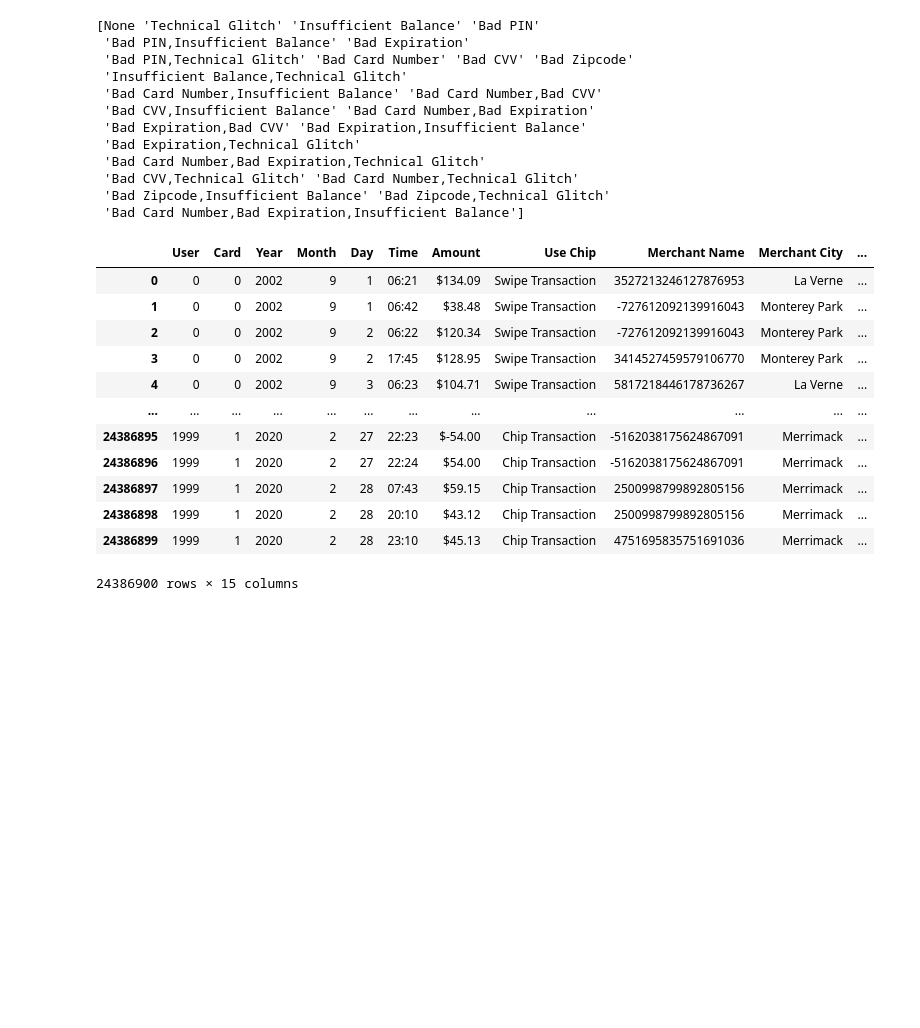
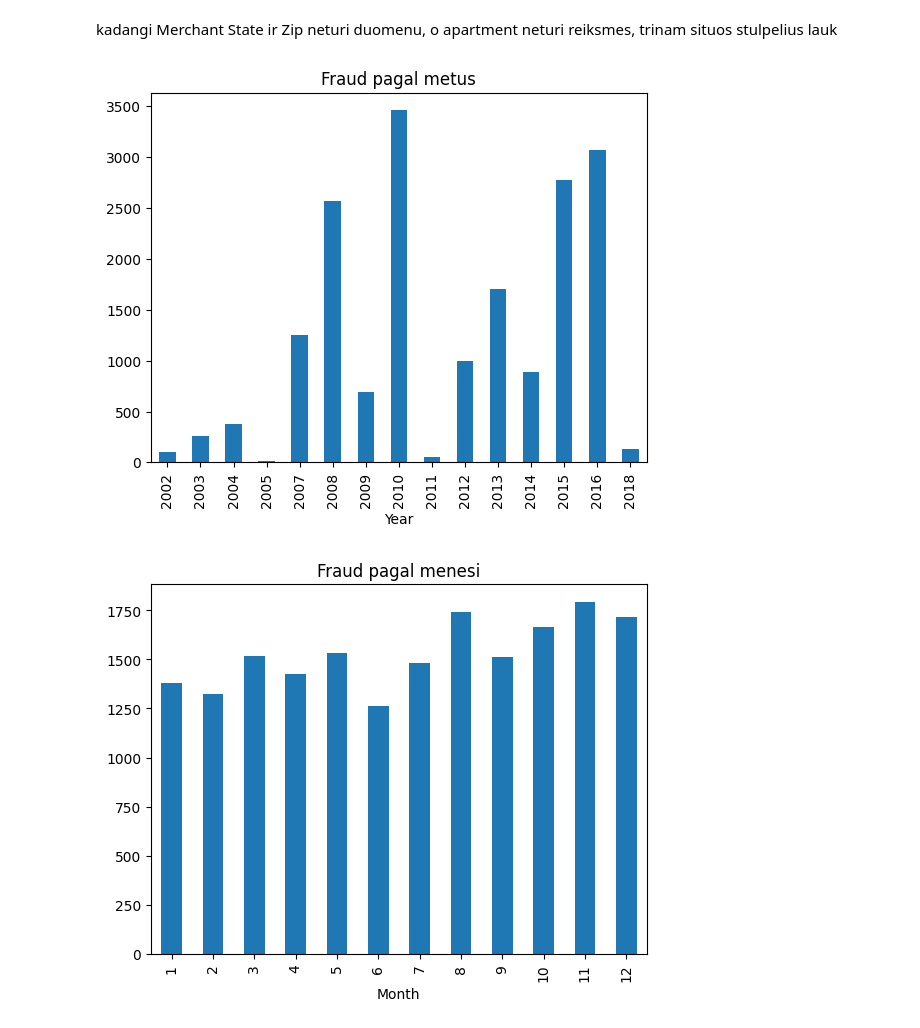
Before and after one commit to LivetaK/Fraud, a Jupyter notebook: data_preparation.ipynb, the cells around one changed output. Drawn from its saved outputs; the diff is of its cells as text; code cells hidden in the pictures; blank space fills up the shorter version.

Commit message:
data preparation

```diff
--- a/data_preparation.ipynb
+++ b/data_preparation.ipynb
@@ -7,0 +13,9 @@ user_0 = pd.read_parquet('data/User0_credit_card_transactions.parquet')
+# %%
+users['User'] = users.index
+
+data = transactions.merge(users, on='User', how='left')
+cards = cards.rename(columns={'CARD INDEX': 'Card'})
+
+all_data = data.merge(cards, on=['User', 'Card'], how='left')
+
+all_data
@@ -7,0 +53,4 @@ user_0 = pd.read_parquet('data/User0_credit_card_transactions.parquet')
+# %%
+mask = all_data["Merchant City"] == 'ONLINE'
+data = all_data.loc[mask].copy()
+data
@@ -27,33 +108,5 @@ Is Fraud?                0
 dtype: int64
-# %%
-un = transactions["Errors?"].unique()
-print(un)
-# %% [output]
-[None 'Technical Glitch' 'Insufficient Balance' 'Bad PIN'
- 'Bad PIN,Insufficient Balance' 'Bad Expiration'
- 'Bad PIN,Technical Glitch' 'Bad Card Number' 'Bad CVV' 'Bad Zipcode'
- 'Insufficient Balance,Technical Glitch'
- 'Bad Card Number,Insufficient Balance' 'Bad Card Number,Bad CVV'
- 'Bad CVV,Insufficient Balance' 'Bad Card Number,Bad Expiration'
- 'Bad Expiration,Bad CVV' 'Bad Expiration,Insufficient Balance'
- 'Bad Expiration,Technical Glitch'
- 'Bad Card Number,Bad Expiration,Technical Glitch'
- 'Bad CVV,Technical Glitch' 'Bad Card Number,Technical Glitch'
- 'Bad Zipcode,Insufficient Balance' 'Bad Zipcode,Technical Glitch'
- 'Bad Card Number,Bad Expiration,Insufficient Balance']
-# %%
-transactions
-# %% [output]
-|  | User | Card | Year | Month | Day | Time | Amount | Use Chip | Merchant Name | Merchant City | ... |
-| 0 | 0 | 0 | 2002 | 9 | 1 | 06:21 | $134.09 | Swipe Transaction | 3527213246127876953 | La Verne | ... |
-| 1 | 0 | 0 | 2002 | 9 | 1 | 06:42 | $38.48 | Swipe Transaction | -727612092139916043 | Monterey Park | ... |
-| 2 | 0 | 0 | 2002 | 9 | 2 | 06:22 | $120.34 | Swipe Transaction | -727612092139916043 | Monterey Park | ... |
-| 3 | 0 | 0 | 2002 | 9 | 2 | 17:45 | $128.95 | Swipe Transaction | 3414527459579106770 | Monterey Park | ... |
-| 4 | 0 | 0 | 2002 | 9 | 3 | 06:23 | $104.71 | Swipe Transaction | 5817218446178736267 | La Verne | ... |
-| ... | ... | ... | ... | ... | ... | ... | ... | ... | ... | ... | ... |
-| 24386895 | 1999 | 1 | 2020 | 2 | 27 | 22:23 | $-54.00 | Chip Transaction | -5162038175624867091 | Merrimack | ... |
-| 24386896 | 1999 | 1 | 2020 | 2 | 27 | 22:24 | $54.00 | Chip Transaction | -5162038175624867091 | Merrimack | ... |
-| 24386897 | 1999 | 1 | 2020 | 2 | 28 | 07:43 | $59.15 | Chip Transaction | 2500998799892805156 | Merrimack | ... |
-| 24386898 | 1999 | 1 | 2020 | 2 | 28 | 20:10 | $43.12 | Chip Transaction | 2500998799892805156 | Merrimack | ... |
-| 24386899 | 1999 | 1 | 2020 | 2 | 28 | 23:10 | $45.13 | Chip Transaction | 4751695835751691036 | Merrimack | ... |
-24386900 rows × 15 columns
+# %% [markdown]
+kadangi Merchant State ir Zip neturi duomenu, o apartment neturi reiksmes, trinam situos stulpelius lauk
+# %%
+data.drop(columns = ['Merchant State', 'Zip', 'Apartment'], inplace = True)
@@ -59,0 +115,19 @@ transactions
+# %%
+import matplotlib.pyplot as plt
+
+fraud = data[data['Is Fraud?'] == 'Yes'].copy()
+
+fraud.groupby('Year')['Is Fraud?'].count().plot(kind='bar')
+plt.title('Fraud pagal metus')
+plt.show()
+
+fraud.groupby('Month')['Is Fraud?'].count().plot(kind='bar')
+plt.title('Fraud pagal menesi')
+plt.show()
+
+fraud.groupby('Day')['Is Fraud?'].count().plot(kind='bar')
+plt.title('Fraud pagal savaitės dieną')
+plt.show()
+# %% [output]
+[figure, added]
+[figure, added]
```
Also changed, not shown: parts of 41 cells of this notebook, 1 other file.
